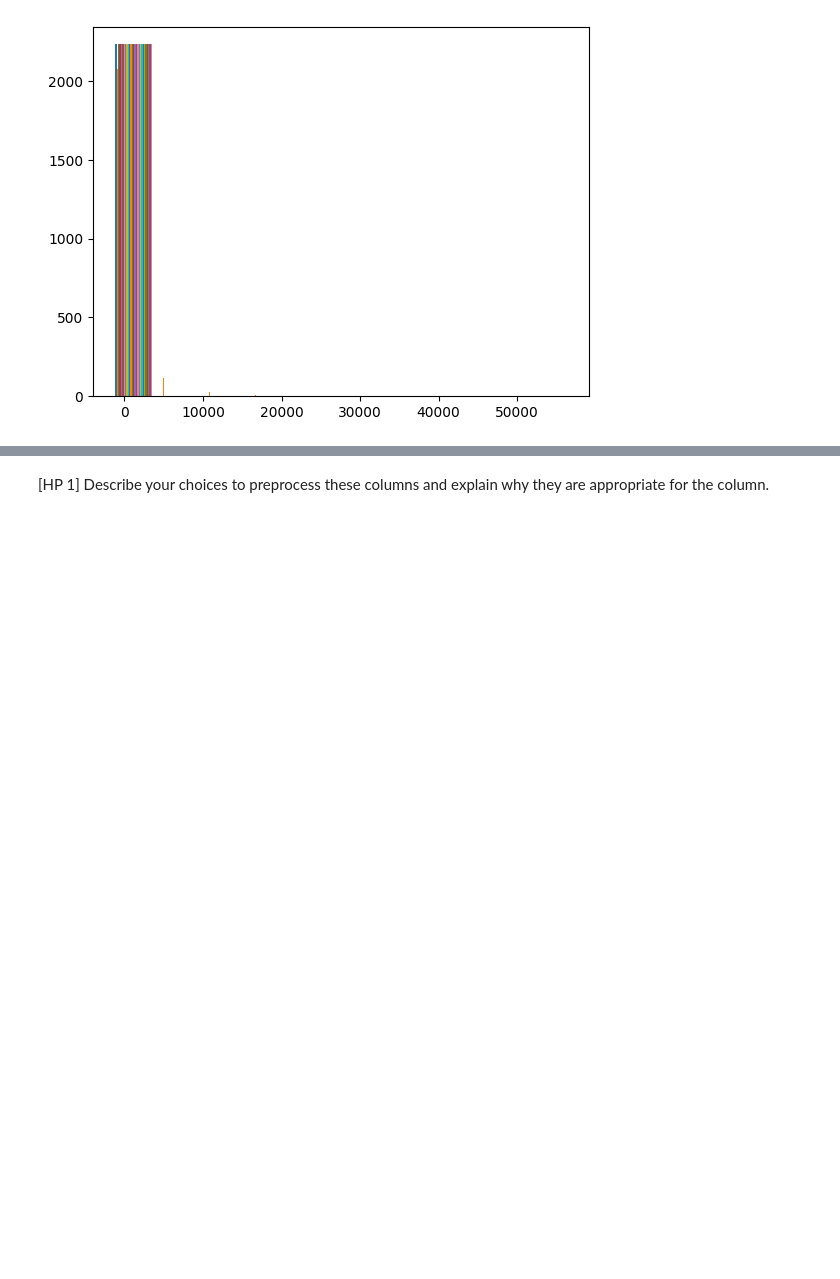
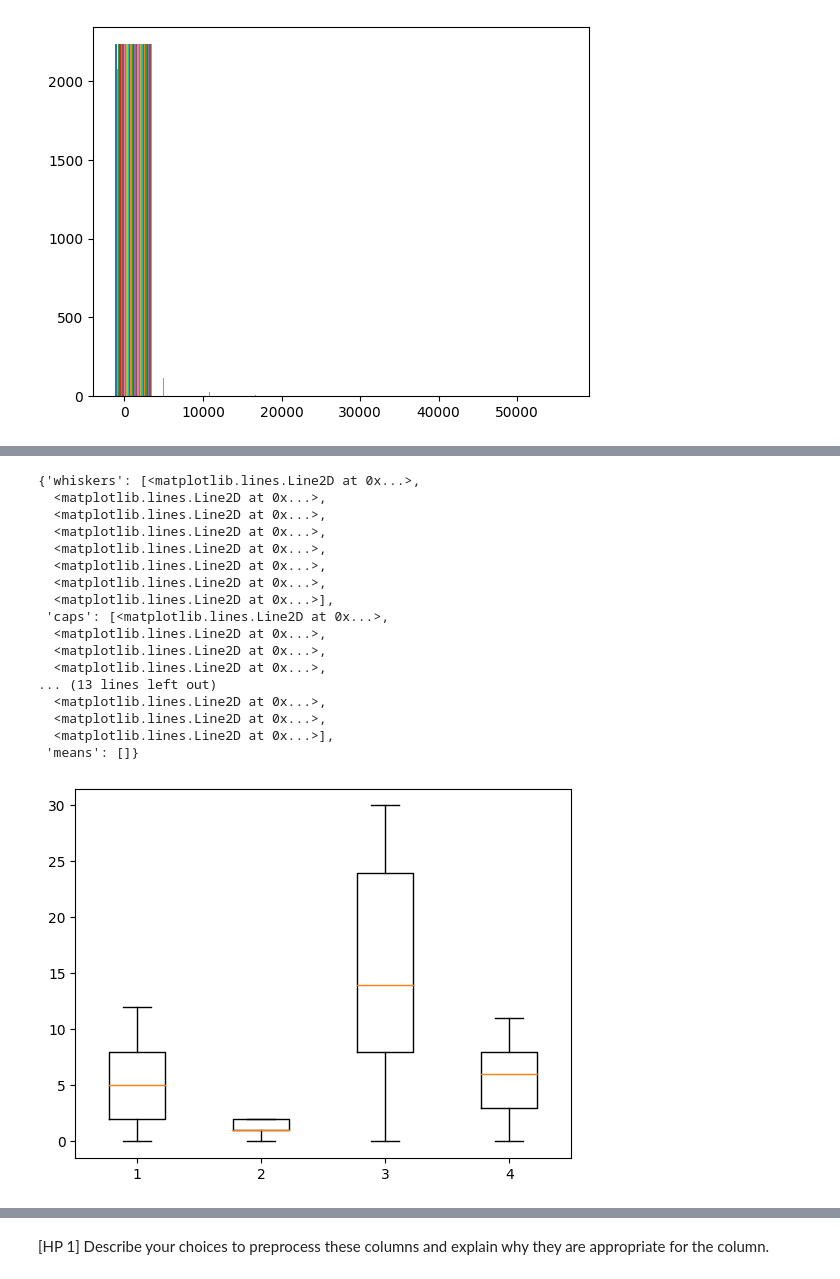
Before and after one commit to ankitajaswal/Cmpe255, a Jupyter notebook: HW1/HW1 Part 2.ipynb, the cells around one changed output, grey strips where cells are left out. Saved outputs shown, nothing was run; the diff lists cells and outputs as text; code cells hidden in the pictures; blank space fills up the shorter version.

```diff
--- a/HW1/HW1 Part 2.ipynb
+++ b/HW1/HW1 Part 2.ipynb
@@ -619,0 +640,21 @@ plt.hist(df_encoded)
+# %%
+plt.boxplot(df_le)
+# %% [output]
+{'whiskers': [<matplotlib.lines.Line2D at 0x...>,
+  <matplotlib.lines.Line2D at 0x...>,
+  <matplotlib.lines.Line2D at 0x...>,
+  <matplotlib.lines.Line2D at 0x...>,
+  <matplotlib.lines.Line2D at 0x...>,
+  <matplotlib.lines.Line2D at 0x...>,
+  <matplotlib.lines.Line2D at 0x...>,
+  <matplotlib.lines.Line2D at 0x...>],
+ 'caps': [<matplotlib.lines.Line2D at 0x...>,
+  <matplotlib.lines.Line2D at 0x...>,
+  <matplotlib.lines.Line2D at 0x...>,
+  <matplotlib.lines.Line2D at 0x...>,
+... (13 lines left out)
+  <matplotlib.lines.Line2D at 0x...>,
+  <matplotlib.lines.Line2D at 0x...>,
+  <matplotlib.lines.Line2D at 0x...>],
+ 'means': []}
+[figure, added]
```
Also changed, not shown: parts of 4 cells of this notebook.
